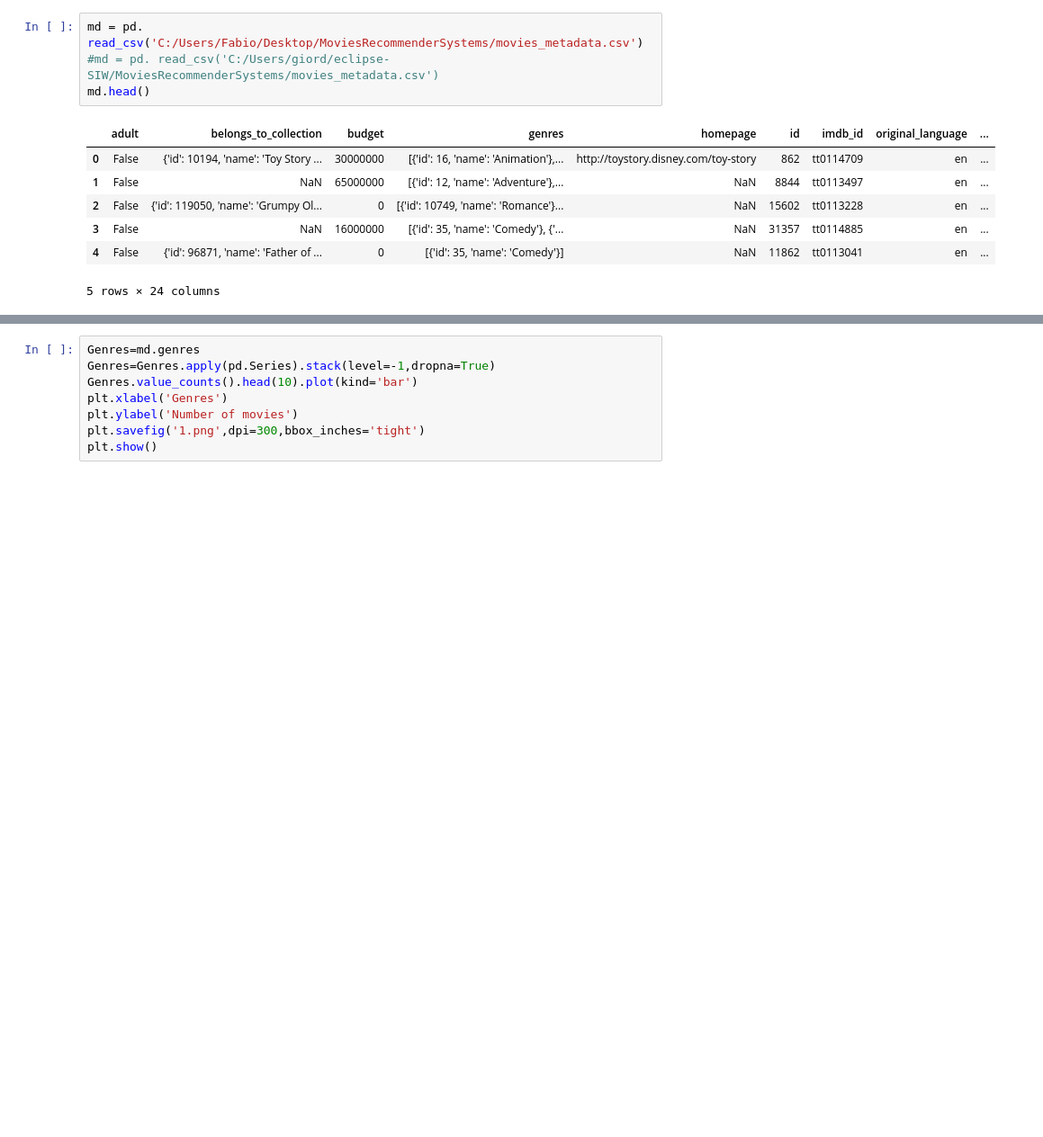
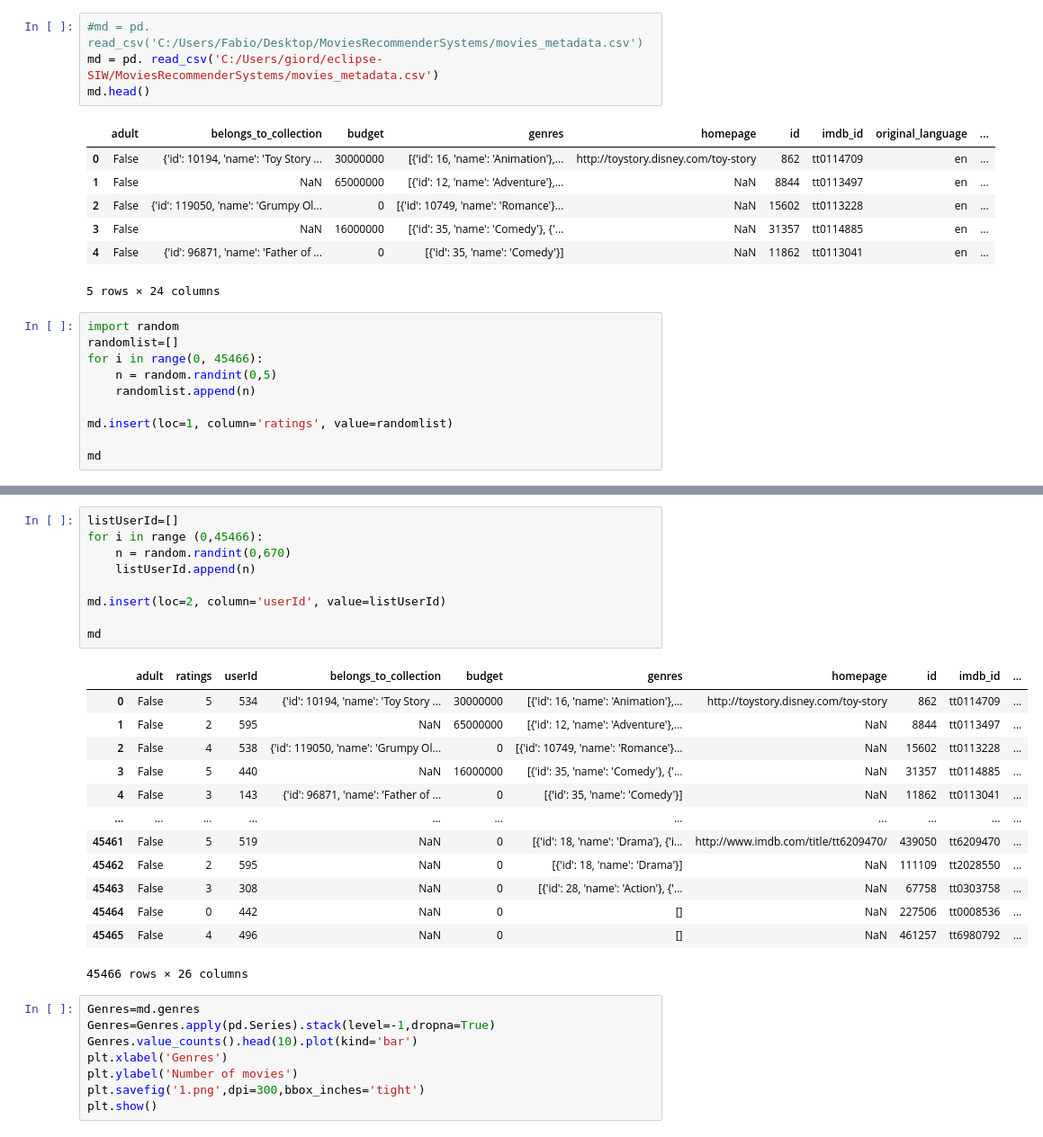
Before and after one commit to GiuliaCastagnacci/MoviesRecommenderSystems, a Jupyter notebook: Movie.ipynb, the cells around one changed output, grey strips where cells are left out. Shown at 90% size. Cells and saved outputs as stored; diff of their text form; blank space fills up the shorter version.

```diff
--- a/Movie.ipynb
+++ b/Movie.ipynb
@@ -36,8 +36,8 @@ else:
 # %% [output]
 id =  1
 # %%
-md = pd. read_csv('C:/Users/Fabio/Desktop/MoviesRecommenderSystems/movies_metadata.csv')
-#md = pd. read_csv('C:/Users/giord/eclipse-SIW/MoviesRecommenderSystems/movies_metadata.csv')
+#md = pd. read_csv('C:/Users/Fabio/Desktop/MoviesRecommenderSystems/movies_metadata.csv')
+md = pd. read_csv('C:/Users/giord/eclipse-SIW/MoviesRecommenderSystems/movies_metadata.csv')
 md.head()
 # %% [output]
 |  | adult | belongs_to_collection | budget | genres | homepage | id | imdb_id | original_language | ... |
@@ -47,3 +47,13 @@ md.head()
 | 3 | False | NaN | 16000000 | [{'id': 35, 'name': 'Comedy'}, {'... | NaN | 31357 | tt0114885 | en | ... |
 | 4 | False | {'id': 96871, 'name': 'Father of ... | 0 | [{'id': 35, 'name': 'Comedy'}] | NaN | 11862 | tt0113041 | en | ... |
 5 rows × 24 columns
+# %%
+import random
+randomlist=[]
+for i in range(0, 45466):
+    n = random.randint(0,5)
+    randomlist.append(n)
+
+md.insert(loc=1, column='ratings', value=randomlist)
+
+md
@@ -50,3 +74,26 @@ md.head()
+# %%
+listUserId=[]
+for i in range (0,45466):
+    n = random.randint(0,670)
+    listUserId.append(n)
+
+md.insert(loc=2, column='userId', value=listUserId)
+
+md
+# %% [output]
+|  | adult | ratings | userId | belongs_to_collection | budget | genres | homepage | id | imdb_id | ... |
+| 0 | False | 5 | 534 | {'id': 10194, 'name': 'Toy Story ... | 30000000 | [{'id': 16, 'name': 'Animation'},... | http://toystory.disney.com/toy-story | 862 | tt0114709 | ... |
+| 1 | False | 2 | 595 | NaN | 65000000 | [{'id': 12, 'name': 'Adventure'},... | NaN | 8844 | tt0113497 | ... |
+| 2 | False | 4 | 538 | {'id': 119050, 'name': 'Grumpy Ol... | 0 | [{'id': 10749, 'name': 'Romance'}... | NaN | 15602 | tt0113228 | ... |
+| 3 | False | 5 | 440 | NaN | 16000000 | [{'id': 35, 'name': 'Comedy'}, {'... | NaN | 31357 | tt0114885 | ... |
+| 4 | False | 3 | 143 | {'id': 96871, 'name': 'Father of ... | 0 | [{'id': 35, 'name': 'Comedy'}] | NaN | 11862 | tt0113041 | ... |
+| ... | ... | ... | ... | ... | ... | ... | ... | ... | ... | ... |
+| 45461 | False | 5 | 519 | NaN | 0 | [{'id': 18, 'name': 'Drama'}, {'i... | http://www.imdb.com/title/tt6209470/ | 439050 | tt6209470 | ... |
+| 45462 | False | 2 | 595 | NaN | 0 | [{'id': 18, 'name': 'Drama'}] | NaN | 111109 | tt2028550 | ... |
+| 45463 | False | 3 | 308 | NaN | 0 | [{'id': 28, 'name': 'Action'}, {'... | NaN | 67758 | tt0303758 | ... |
+| 45464 | False | 0 | 442 | NaN | 0 | [] | NaN | 227506 | tt0008536 | ... |
+| 45465 | False | 4 | 496 | NaN | 0 | [] | NaN | 461257 | tt6980792 | ... |
+45466 rows × 26 columns
 # %%
 Genres=md.genres
 Genres=Genres.apply(pd.Series).stack(level=-1,dropna=True)
```
Also changed, not shown: parts of 1 cell of this notebook.
